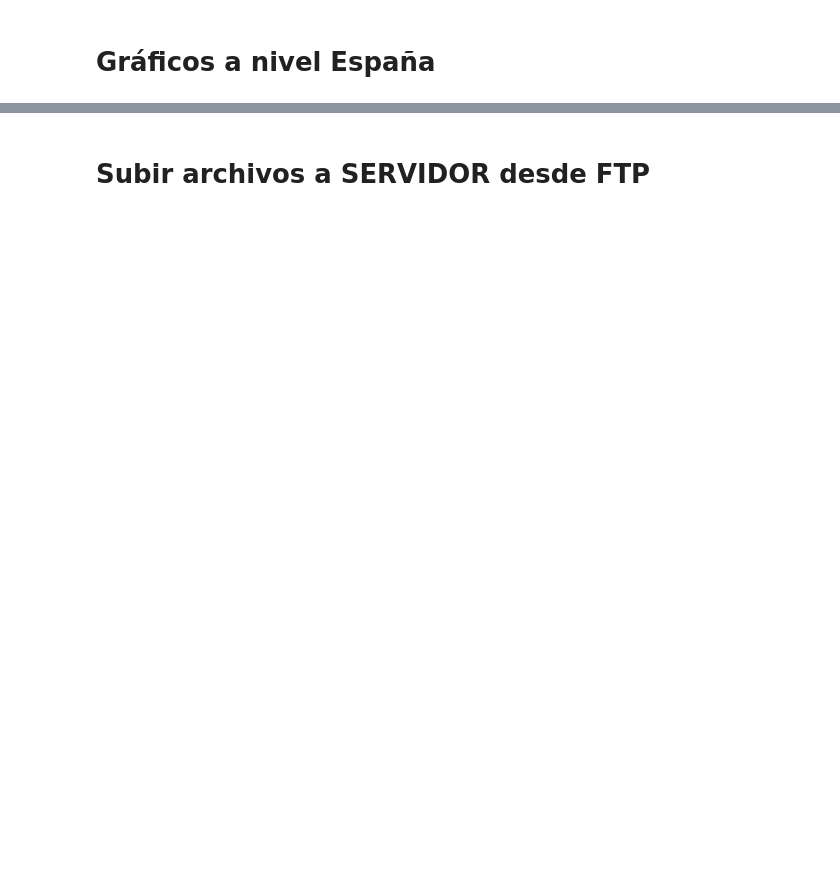
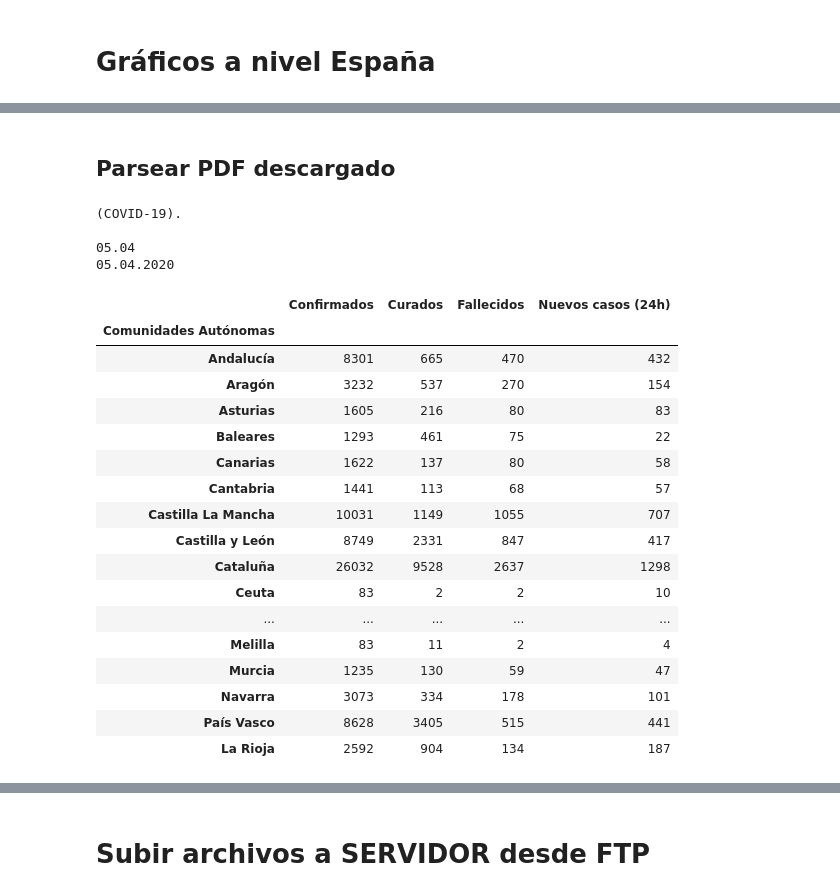
Before and after one commit to akakicreations/covid19-project, a Jupyter notebook: covid19_notebook_WEBFINAL.ipynb, the cells around one changed output, grey strips where cells are left out. Drawn from its saved outputs; the diff is of its cells as text; code cells hidden in the pictures; blank space fills up the shorter version.

```diff
--- a/covid19_notebook_WEBFINAL.ipynb
+++ b/covid19_notebook_WEBFINAL.ipynb
@@ -351,0 +418,69 @@ list_ccaa = ['Andalucía','Aragón','Asturias','Baleares','Canarias','Cantabria'
+# %% [markdown]
+## Parsear PDF descargado
+# %%
+# Parsear PDF
+
+from tika import parser
+import pandas as pd
+from io import StringIO
+import re
+import tabula
+
+raw = parser.from_file(path_spain)
+
+#Cojo partes del PDF
+ind_ini = raw['content'].find('en España:')
+ind_fin = raw['content'].find('mundo:')
+
+
+#Coger fecha del PDF
+def get_fecha(string):
+    ind_ini = string.find('(COVID-19)')
+    ind_fin = string.find('.20')
+    print(string[ind_ini:ind_fin])
+    return string[ind_ini:ind_fin].split('\n')[-1]+'.2020'
+
+fecha_data_spain = get_fecha(raw['content'])
+print(fecha_data_spain)
+
+# Coger tablar primera página
+import tabula
+from tabula import read_pdf
+data_spain_ccaa = tabula.read_pdf(path_spain, stream=True, pages=1)[0]
+data_spain_ccaa.columns = ['Comunidades Autónomas','Confirmados', 'IA', 'Hospitalizados', 'UCI', 'Fallecidos', 'Curados', 'Nuevos casos (24h)']
+data_spain_ccaa.rename(index={23: "Casos totales en España" + " (act." + date_today + ")" }, inplace=True)
+data_spain_ccaa = data_spain_ccaa.iloc[4:23]
+data_spain_ccaa = data_spain_ccaa[['Comunidades Autónomas', 'Confirmados', 'Curados', 'Fallecidos', 'Nuevos casos (24h)']]
+
+#Quitar símbolos raros qye nos sobran
+data_spain_ccaa['Confirmados'] = data_spain_ccaa['Confirmados'].str.replace('.','')
+data_spain_ccaa['Fallecidos'] = data_spain_ccaa['Fallecidos'].str.replace('.','')
+data_spain_ccaa['Curados'] = data_spain_ccaa['Curados'].str.replace('.','')
+data_spain_ccaa['Nuevos casos (24h)'] = data_spain_ccaa['Nuevos casos (24h)'].str.replace('.','')
+
+# Seleccionar índice Comunidades Autónomas
+data_spain_ccaa = data_spain_ccaa.set_index('Comunidades Autónomas')
+data_spain_ccaa
+# %% [output]
+(COVID-19).
+
+05.04
+05.04.2020
+|  | Confirmados | Curados | Fallecidos | Nuevos casos (24h) |
+| Comunidades Autónomas |  |  |  |  |
+| Andalucía | 8301 | 665 | 470 | 432 |
+| Aragón | 3232 | 537 | 270 | 154 |
+| Asturias | 1605 | 216 | 80 | 83 |
+| Baleares | 1293 | 461 | 75 | 22 |
+| Canarias | 1622 | 137 | 80 | 58 |
+| Cantabria | 1441 | 113 | 68 | 57 |
+| Castilla La Mancha | 10031 | 1149 | 1055 | 707 |
+| Castilla y León | 8749 | 2331 | 847 | 417 |
+| Cataluña | 26032 | 9528 | 2637 | 1298 |
+| Ceuta | 83 | 2 | 2 | 10 |
+| ... | ... | ... | ... | ... |
+| Melilla | 83 | 11 | 2 | 4 |
+| Murcia | 1235 | 130 | 59 | 47 |
+| Navarra | 3073 | 334 | 178 | 101 |
+| País Vasco | 8628 | 3405 | 515 | 441 |
+| La Rioja | 2592 | 904 | 134 | 187 |
```
Also changed, not shown: parts of 34 cells of this notebook, 26 other files.
